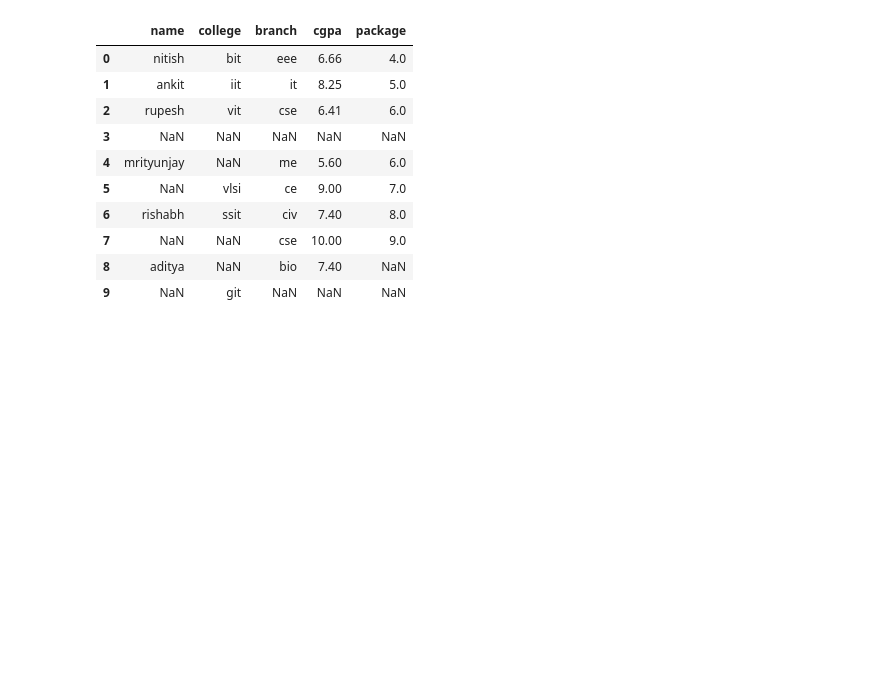
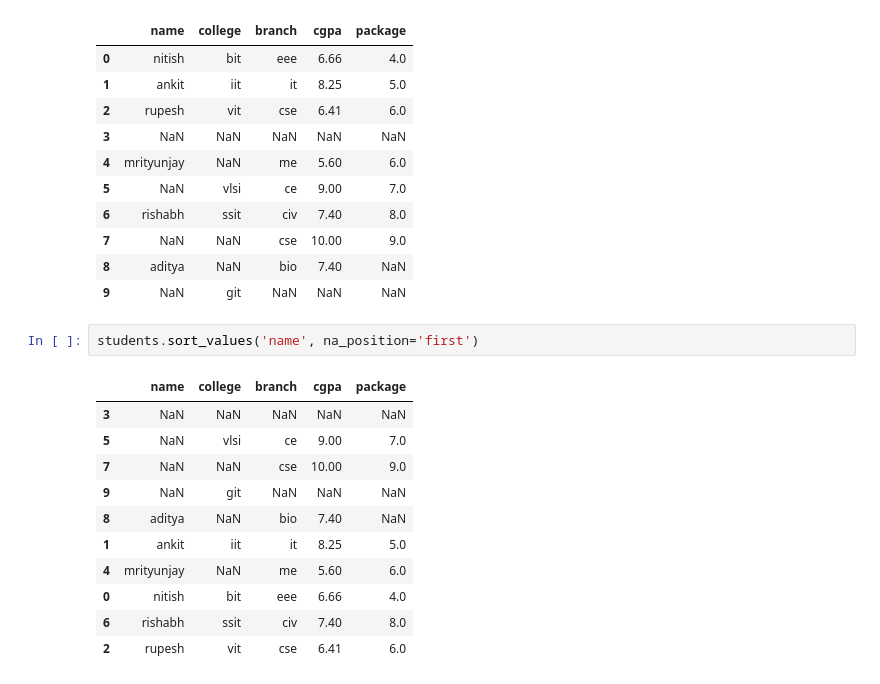
Before and after one commit to amitmishra-cs/Python-for-data-Science-2024, a Jupyter notebook: 05_Pandas/01_pandas.ipynb, the cells around one changed output. Cells and saved outputs as stored; diff of their text form; blank space fills up the shorter version.

```diff
--- a/05_Pandas/01_pandas.ipynb
+++ b/05_Pandas/01_pandas.ipynb
@@ -1703,3 +1703,17 @@ students
 | 7 | NaN | NaN | cse | 10.00 | 9.0 |
 | 8 | aditya | NaN | bio | 7.40 | NaN |
 | 9 | NaN | git | NaN | NaN | NaN |
+# %%
+students.sort_values('name', na_position='first')
+# %% [output]
+|  | name | college | branch | cgpa | package |
+| 3 | NaN | NaN | NaN | NaN | NaN |
+| 5 | NaN | vlsi | ce | 9.00 | 7.0 |
+| 7 | NaN | NaN | cse | 10.00 | 9.0 |
+| 9 | NaN | git | NaN | NaN | NaN |
+| 8 | aditya | NaN | bio | 7.40 | NaN |
+| 1 | ankit | iit | it | 8.25 | 5.0 |
+| 4 | mrityunjay | NaN | me | 5.60 | 6.0 |
+| 0 | nitish | bit | eee | 6.66 | 4.0 |
+| 6 | rishabh | ssit | civ | 7.40 | 8.0 |
+| 2 | rupesh | vit | cse | 6.41 | 6.0 |
```
